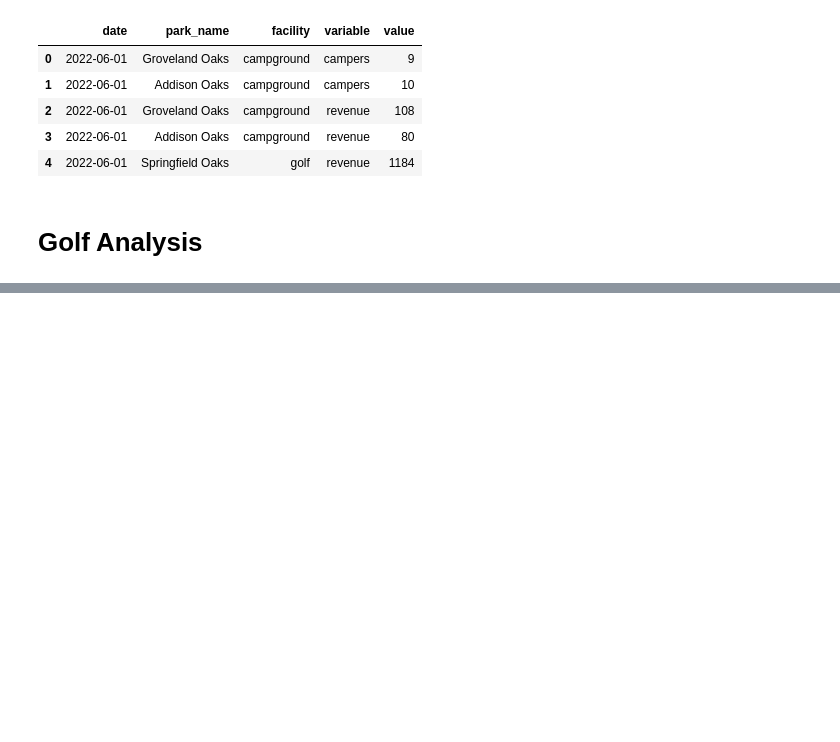
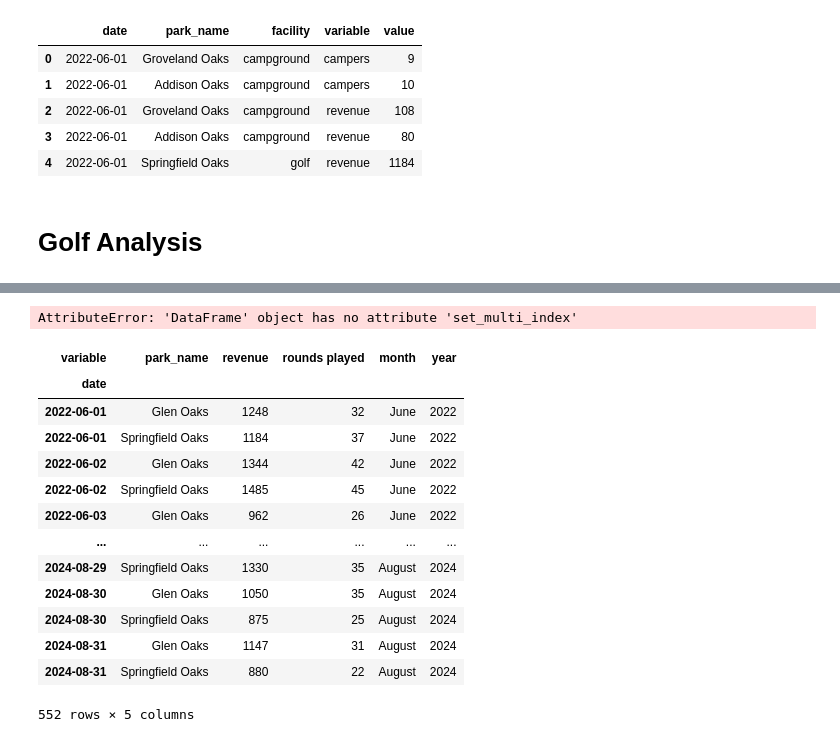
Before and after one commit to tynardone/ocpr-data-viz, a Jupyter notebook: notebooks/2-data-eda.ipynb, the cells around one changed output, grey strips where cells are left out. Cells and saved outputs as stored; diff of their text form; code cells hidden in the pictures; blank space fills up the shorter version.

```diff
--- a/notebooks/2-data-eda.ipynb
+++ b/notebooks/2-data-eda.ipynb
@@ -40,5 +42,16 @@ parks_data.head()
 | 2 | 2022-06-01 | Groveland Oaks | campground | revenue | 108 |
 | 3 | 2022-06-01 | Addison Oaks | campground | revenue | 80 |
 | 4 | 2022-06-01 | Springfield Oaks | golf | revenue | 1184 |
+# %%
+def filter_and_pivot(df: pd.DataFrame, facility: str) -> pd.DataFrame:
+    """
+    Filter parks data by facility type and pivot so revenu and visitors are separate column
+    """
+    return (df
+            .loc[lambda x: x['facility'] == facility]
+            .assign(date=lambda x: pd.to_datetime(x['date']))
+            .pivot(index=['date', 'park_name'], columns='variable', values='value')
+            .reset_index()
+    )
 # %% [markdown]
 # Golf Analysis
@@ -130,0 +58,25 @@ NameError: name 'x' is not defined
+# %%
+# Create golf dataframe
+golf = filter_and_pivot(parks_data, 'golf')
+# %%
+# Create golf dataframes for different time periods
+golf.set_multi_index(['park_name', 'date']).groupby('park_name').cumsum()
+# %% [output]
+AttributeError: 'DataFrame' object has no attribute 'set_multi_index'
+# %%
+golf
+# %% [output]
+| variable | park_name | revenue | rounds played | month | year |
+| date |  |  |  |  |  |
+| 2022-06-01 | Glen Oaks | 1248 | 32 | June | 2022 |
+| 2022-06-01 | Springfield Oaks | 1184 | 37 | June | 2022 |
+| 2022-06-02 | Glen Oaks | 1344 | 42 | June | 2022 |
+| 2022-06-02 | Springfield Oaks | 1485 | 45 | June | 2022 |
+| 2022-06-03 | Glen Oaks | 962 | 26 | June | 2022 |
+| ... | ... | ... | ... | ... | ... |
+| 2024-08-29 | Springfield Oaks | 1330 | 35 | August | 2024 |
+| 2024-08-30 | Glen Oaks | 1050 | 35 | August | 2024 |
+| 2024-08-30 | Springfield Oaks | 875 | 25 | August | 2024 |
+| 2024-08-31 | Glen Oaks | 1147 | 31 | August | 2024 |
+| 2024-08-31 | Springfield Oaks | 880 | 22 | August | 2024 |
+552 rows × 5 columns
```
Also changed, not shown: parts of 6 cells of this notebook, 2 other files.
